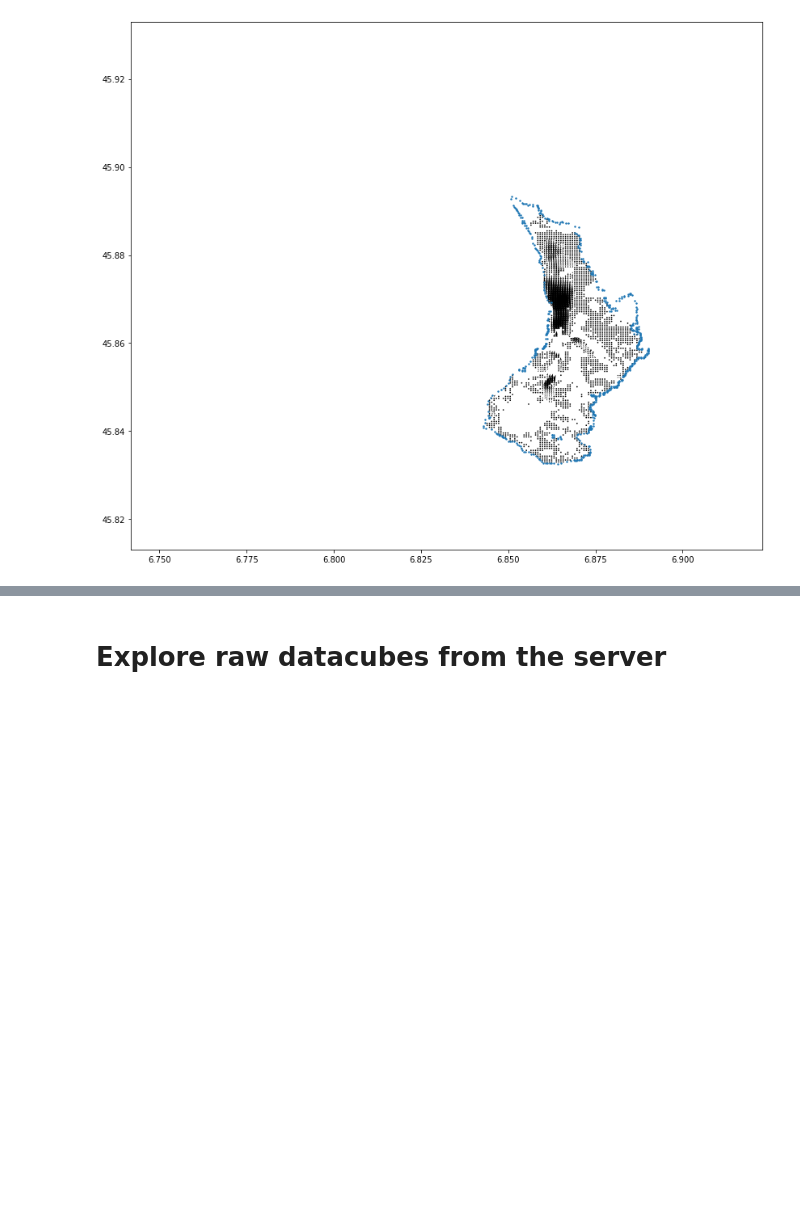
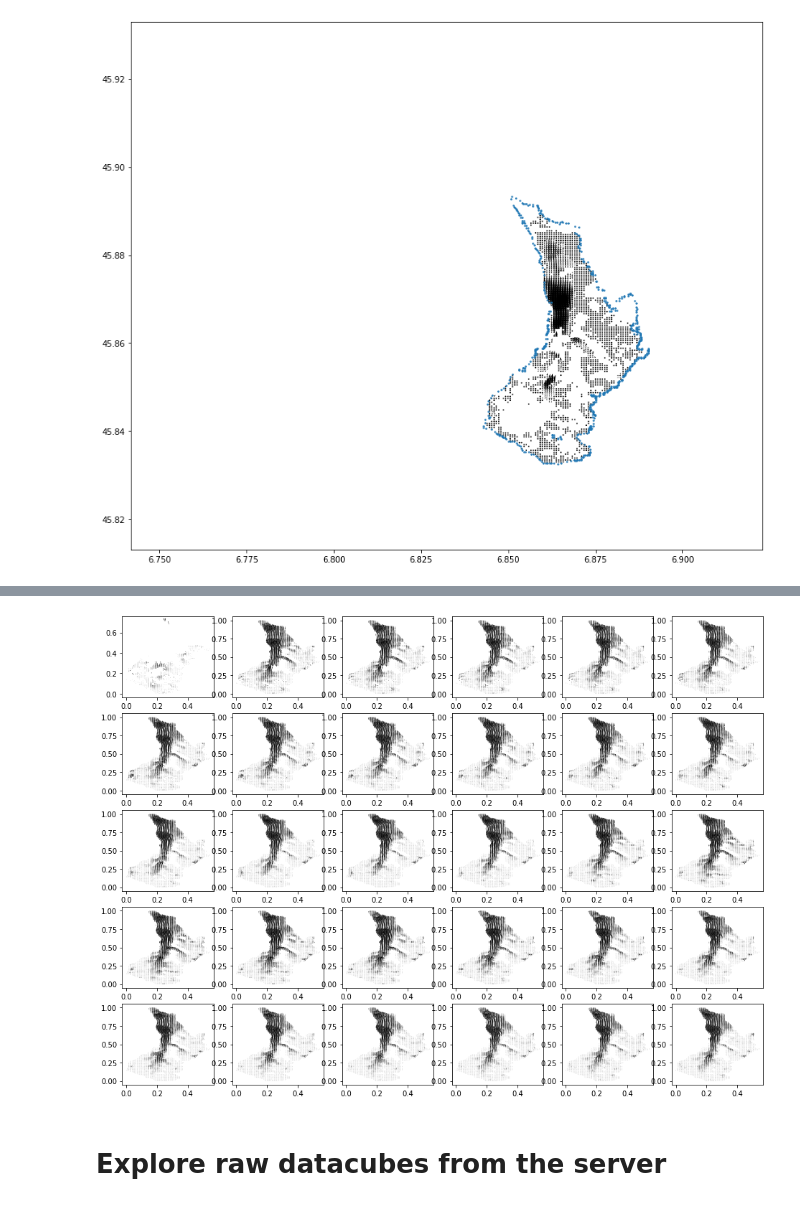
Before and after one commit to ODINN-SciML/Database-Exploration, a Jupyter notebook: notebooks/exploreDatacubes.ipynb, the cells around one changed output, grey strips where cells are left out. Drawn from its saved outputs; the diff is of its cells as text; code cells hidden in the pictures; blank space fills up the shorter version.

```diff
--- a/notebooks/exploreDatacubes.ipynb
+++ b/notebooks/exploreDatacubes.ipynb
@@ -107,3 +200,21 @@ plt.show()
+# %%
+def plotVectorFieldOverTime():
+    t = np.unique(Xpts[:,2])[:120:4]
+
+    # Initialize plots
+    nrows = int(np.sqrt(len(t)))
+    ncols = int(np.ceil(len(t)/nrows))
+    f, axs = plt.subplots(nrows, ncols, figsize=(16,12))
+
+    for e,selectedDatePlot in enumerate(t):
+        x = Xpts[Xpts[:,2]==selectedDatePlot]
+        y = Yval[Xpts[:,2]==selectedDatePlot]
+
+        axs[e//ncols][e%ncols].quiver(x[:,0],x[:,1],y[:,0],-y[:,1], scale=5e3, scale_units='inches')
+    plt.show()
+plotVectorFieldOverTime()
+# %% [output]
+[figure, added]
 # %% [markdown]
 # Explore raw datacubes from the server
 # %%
```
Also changed, not shown: parts of 6 cells of this notebook.
